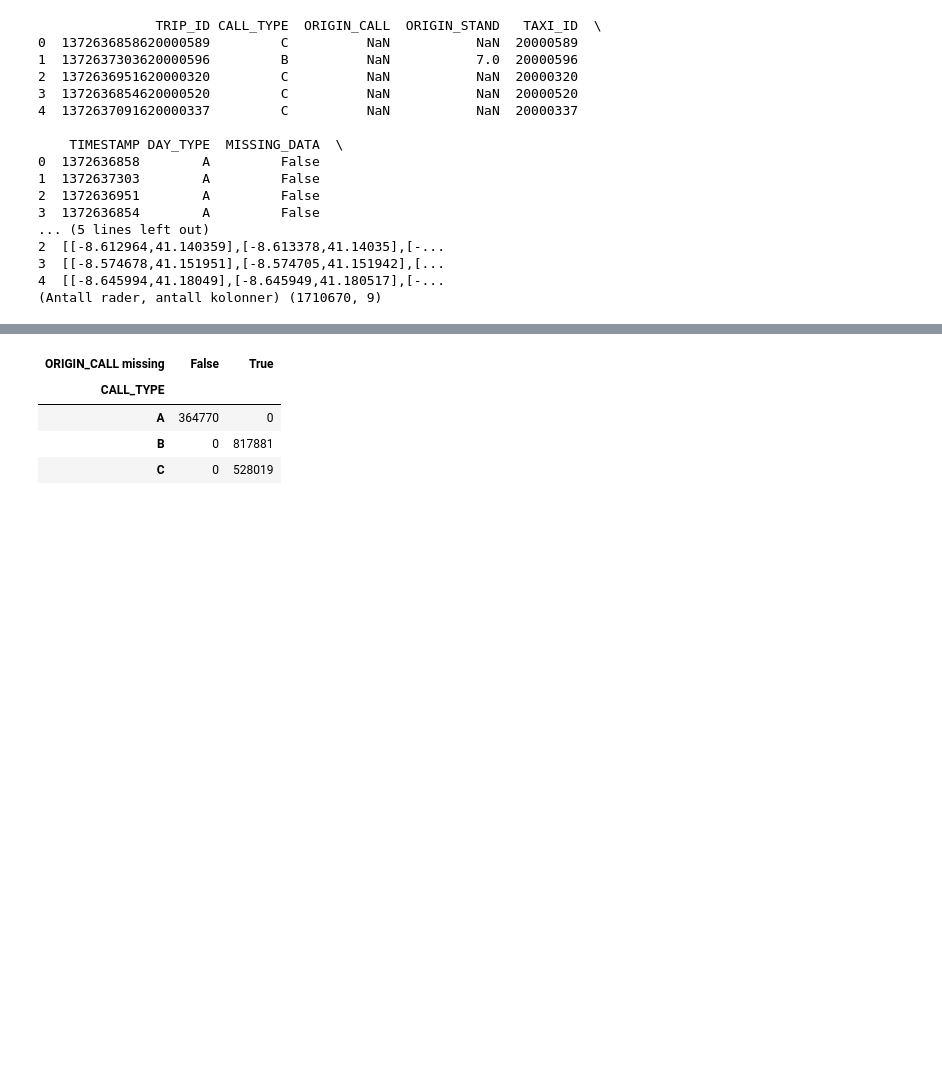
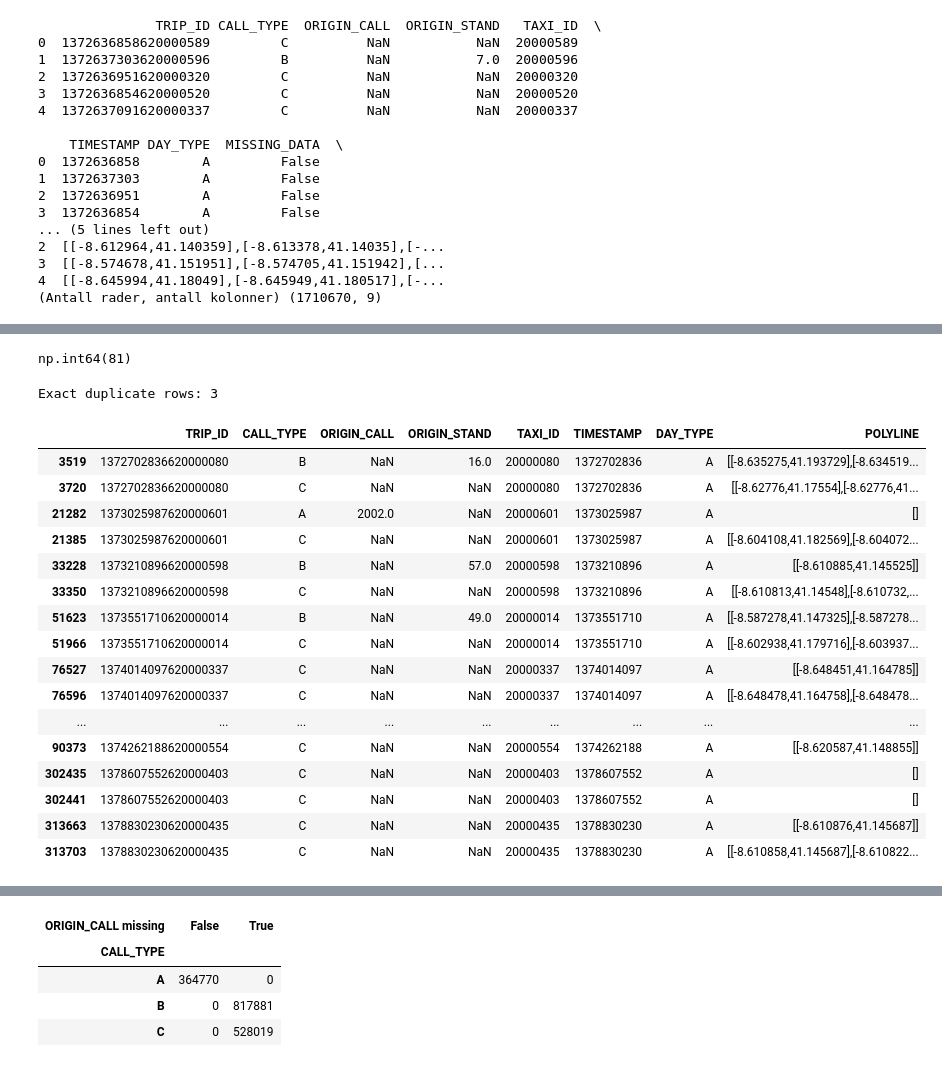
Before and after one commit to tahir1611/sdd-assingment2, a Jupyter notebook: eda.ipynb, the cells around one changed output, grey strips where cells are left out. Saved outputs shown, nothing was run; the diff lists cells and outputs as text; code cells hidden in the pictures; blank space fills up the shorter version.

```diff
--- a/eda.ipynb
+++ b/eda.ipynb
@@ -45 +58,31 @@ Index(['TRIP_ID', 'CALL_TYPE', 'ORIGIN_CALL', 'ORIGIN_STAND', 'TAXI_ID',
+# %%
+# 3. Utforske Nan verdier og duplikater
+
+df["TRIP_ID"].duplicated().sum()
+# %% [output]
+np.int64(81)
+# %%
+print("Exact duplicate rows:", df.duplicated().sum())
+
+duplicate_trips = df[df["TRIP_ID"].duplicated(keep=False)]
+duplicate_trips.sort_values("TRIP_ID").head(20)
+# %% [output]
+Exact duplicate rows: 3
+|  | TRIP_ID | CALL_TYPE | ORIGIN_CALL | ORIGIN_STAND | TAXI_ID | TIMESTAMP | DAY_TYPE | POLYLINE |
+| 3519 | 1372702836620000080 | B | NaN | 16.0 | 20000080 | 1372702836 | A | [[-8.635275,41.193729],[-8.634519... |
+| 3720 | 1372702836620000080 | C | NaN | NaN | 20000080 | 1372702836 | A | [[-8.62776,41.17554],[-8.62776,41... |
+| 21282 | 1373025987620000601 | A | 2002.0 | NaN | 20000601 | 1373025987 | A | [] |
+| 21385 | 1373025987620000601 | C | NaN | NaN | 20000601 | 1373025987 | A | [[-8.604108,41.182569],[-8.604072... |
+| 33228 | 1373210896620000598 | B | NaN | 57.0 | 20000598 | 1373210896 | A | [[-8.610885,41.145525]] |
+| 33350 | 1373210896620000598 | C | NaN | NaN | 20000598 | 1373210896 | A | [[-8.610813,41.14548],[-8.610732,... |
+| 51623 | 1373551710620000014 | B | NaN | 49.0 | 20000014 | 1373551710 | A | [[-8.587278,41.147325],[-8.587278... |
+| 51966 | 1373551710620000014 | C | NaN | NaN | 20000014 | 1373551710 | A | [[-8.602938,41.179716],[-8.603937... |
+| 76527 | 1374014097620000337 | C | NaN | NaN | 20000337 | 1374014097 | A | [[-8.648451,41.164785]] |
+| 76596 | 1374014097620000337 | C | NaN | NaN | 20000337 | 1374014097 | A | [[-8.648478,41.164758],[-8.648478... |
+| ... | ... | ... | ... | ... | ... | ... | ... | ... |
+| 90373 | 1374262188620000554 | C | NaN | NaN | 20000554 | 1374262188 | A | [[-8.620587,41.148855]] |
+| 302435 | 1378607552620000403 | C | NaN | NaN | 20000403 | 1378607552 | A | [] |
+| 302441 | 1378607552620000403 | C | NaN | NaN | 20000403 | 1378607552 | A | [] |
+| 313663 | 1378830230620000435 | C | NaN | NaN | 20000435 | 1378830230 | A | [[-8.610876,41.145687]] |
+| 313703 | 1378830230620000435 | C | NaN | NaN | 20000435 | 1378830230 | A | [[-8.610858,41.145687],[-8.610822... |
 # %%
```
Also changed, not shown: parts of 7 cells of this notebook, 2 other files.
